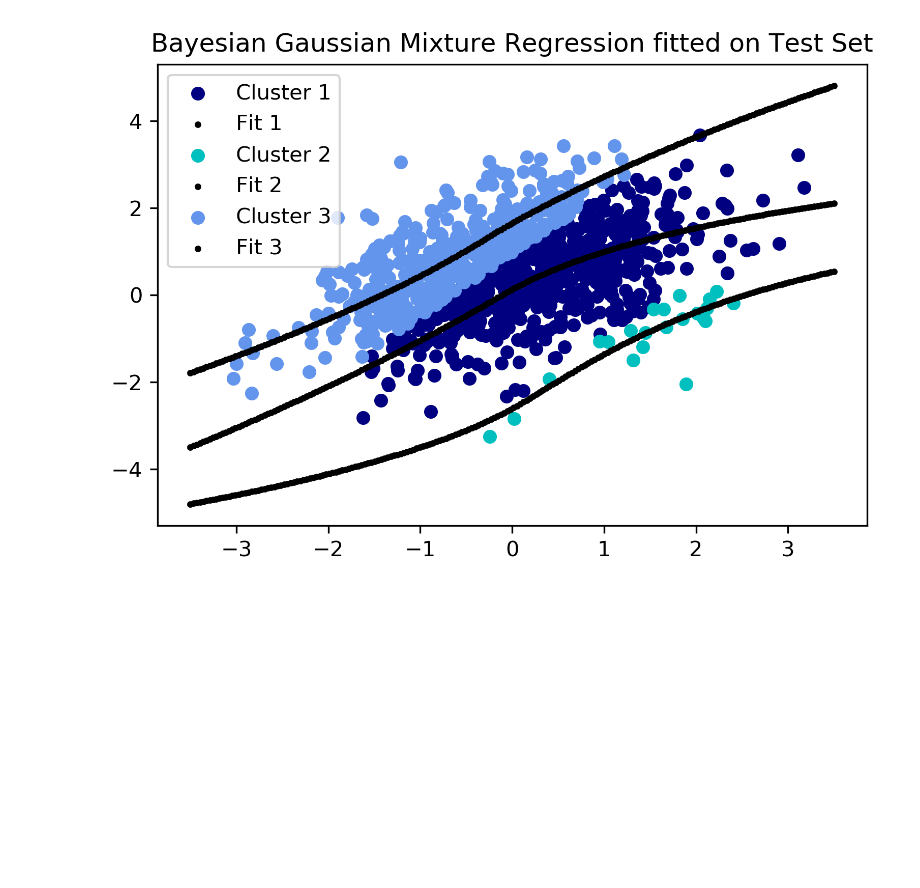
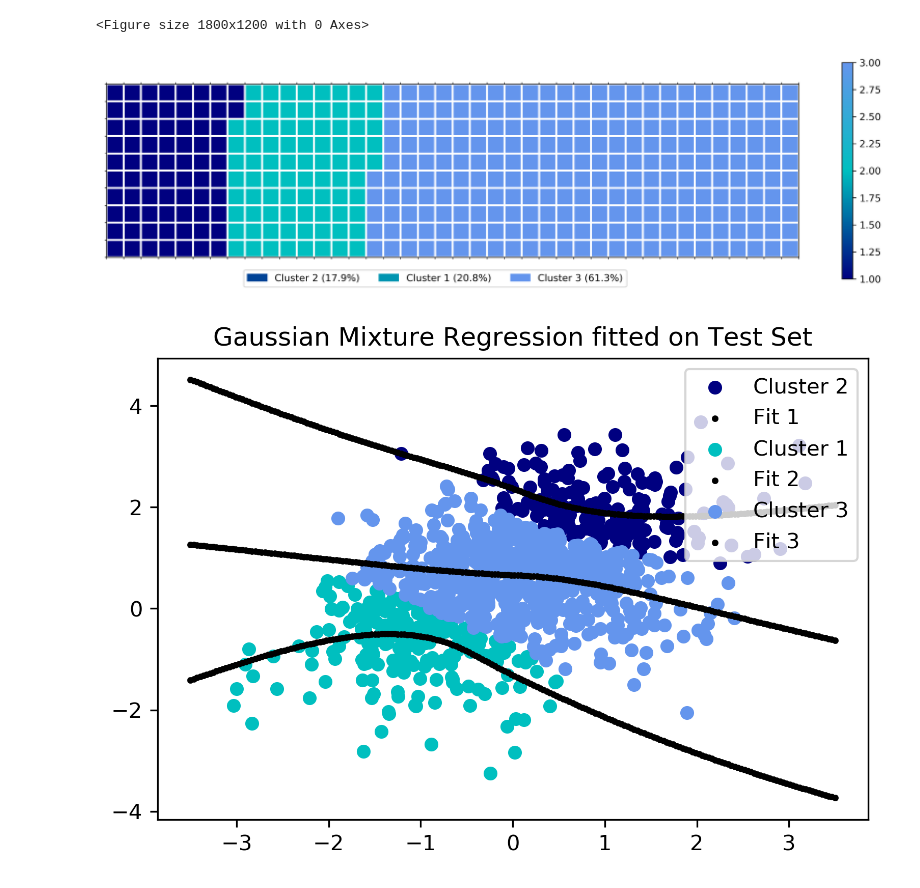
Before and after one commit to deeplearninghsw/dlhsw-examples, a Jupyter notebook: Regression/ClusterRegressionTrainTest.ipynb, the cells around one changed output. Saved outputs shown, nothing was run; the diff lists cells and outputs as text; code cells hidden in the pictures; blank space fills up the shorter version.

Commit message:
Waffle chart added

```diff
--- a/Regression/ClusterRegressionTrainTest.ipynb
+++ b/Regression/ClusterRegressionTrainTest.ipynb
@@ -72,34 +37,42 @@ if Gaussian_Mixture:
-# %%
-if Bayesian_Gaussian_Mixture:
-    if Train_Set:
-        X_bgm = X_train
-        # x_cords, y_cords = x_train, y_train
-
-        bgm = BayesianGaussianMixture(
-            n_components=3,
-            covariance_type='full',
-            random_state = np.random.seed(3)).fit(X_bgm)
-
-        # use train data for prediction
-        y_pred = bgm.predict(X)
-
-        # Plotting...
-        gaussian_regression(x_cords, y_cords, y_pred, 'Bayesian Gaussian Mixture Regression fitted on Train Set')
-
-    if Test_Set:
-        X_bgm = X_test
-        # x_cords, y_cords = x_test, y_test
-
-        bgm = BayesianGaussianMixture(
-            n_components=3,
-            covariance_type='full',
-            max_iter = 500,
-            random_state = np.random.seed(3)).fit(X_bgm)
-
-        # use train data for prediction
-        y_pred = bgm.predict(X)
-
-        # Plotting...
-        gaussian_regression(x_cords, y_cords, y_pred, 'Bayesian Gaussian Mixture Regression fitted on Test Set')
-# %% [output]
-[figure, removed]
+# %%
+if Gaussian_Mixture:
+    X_gm = X_test
+
+    gm = GaussianMixture(
+        n_components=3,
+        covariance_type='full',
+        max_iter = 500,
+        random_state = np.random.seed(4)).fit(X_gm)
+
+    # use whole dataset for prediction
+    y_pred = gm.predict(X)
+
+    # form sorted prediction data
+    y_pred_processed = {
+        'Total': [len(np.where(y_pred == 0)[0]), len(
+            np.where(y_pred == 1)[0]), len(np.where(y_pred == 2)[0])],
+        'Cords': [np.where(y_pred == 0)[0], np.where(y_pred == 1)[0], np.where(y_pred == 2)[0]]}
+
+    df = pd.DataFrame(y_pred_processed).sort_values(
+        by=['Total'], ignore_index=True)
+    df['Cluster'] = {'Cluster 1', 'Cluster 2', 'Cluster 3'}
+    # print(df)
+
+    # Create waffle chart
+    width = 40  # width of chart
+    height = 10  # height of chart
+
+    categories = df['Cluster'].values  # categories
+    # print(categories)
+
+    values = df['Total']
+    # print(values)
+
+    create_waffle_chart(categories, values, height, width, value_sign='%')
+
+    # Plotting cluster with regression
+    gaussian_regression(x_cords, y_cords, df, 'Gaussian Mixture Regression fitted on Test Set')
+# %% [output]
+<Figure size 1800x1200 with 0 Axes>
+[figure, added]
+[figure, added]
```
Also changed, not shown: parts of 4 cells of this notebook, 2 other files.
